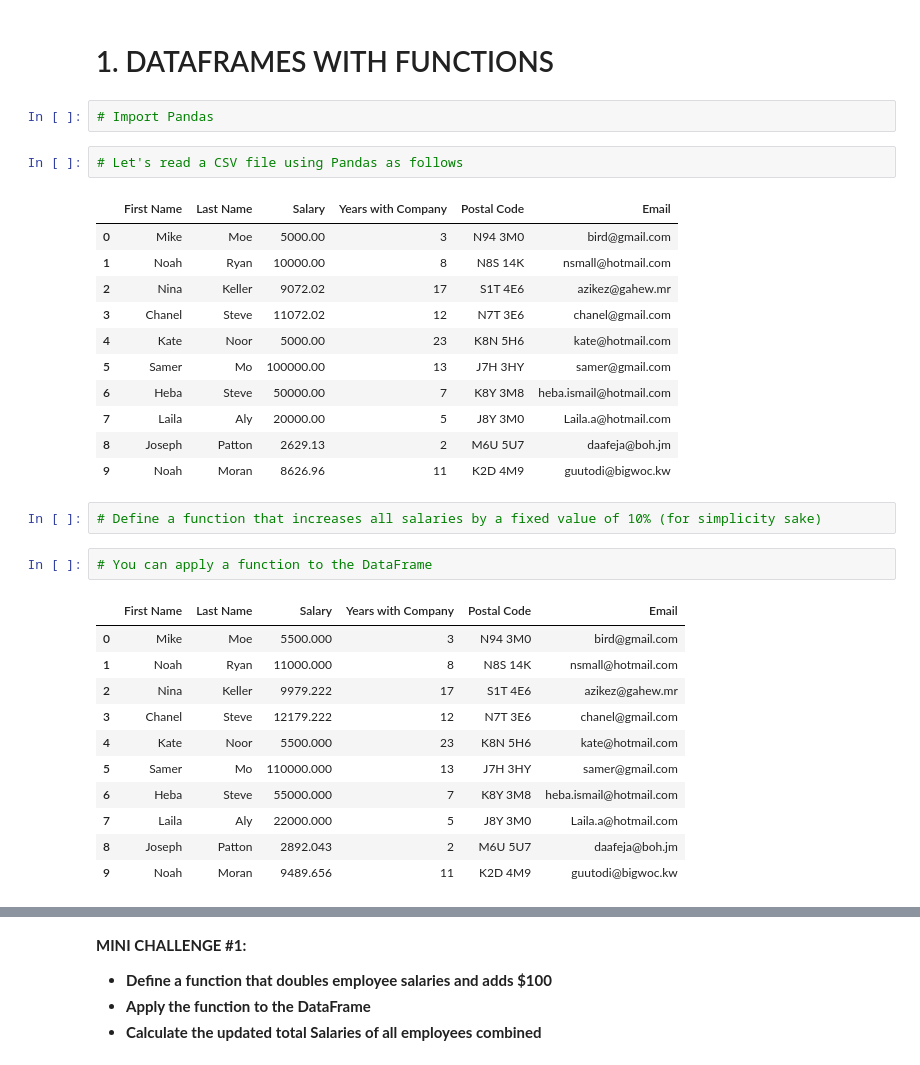
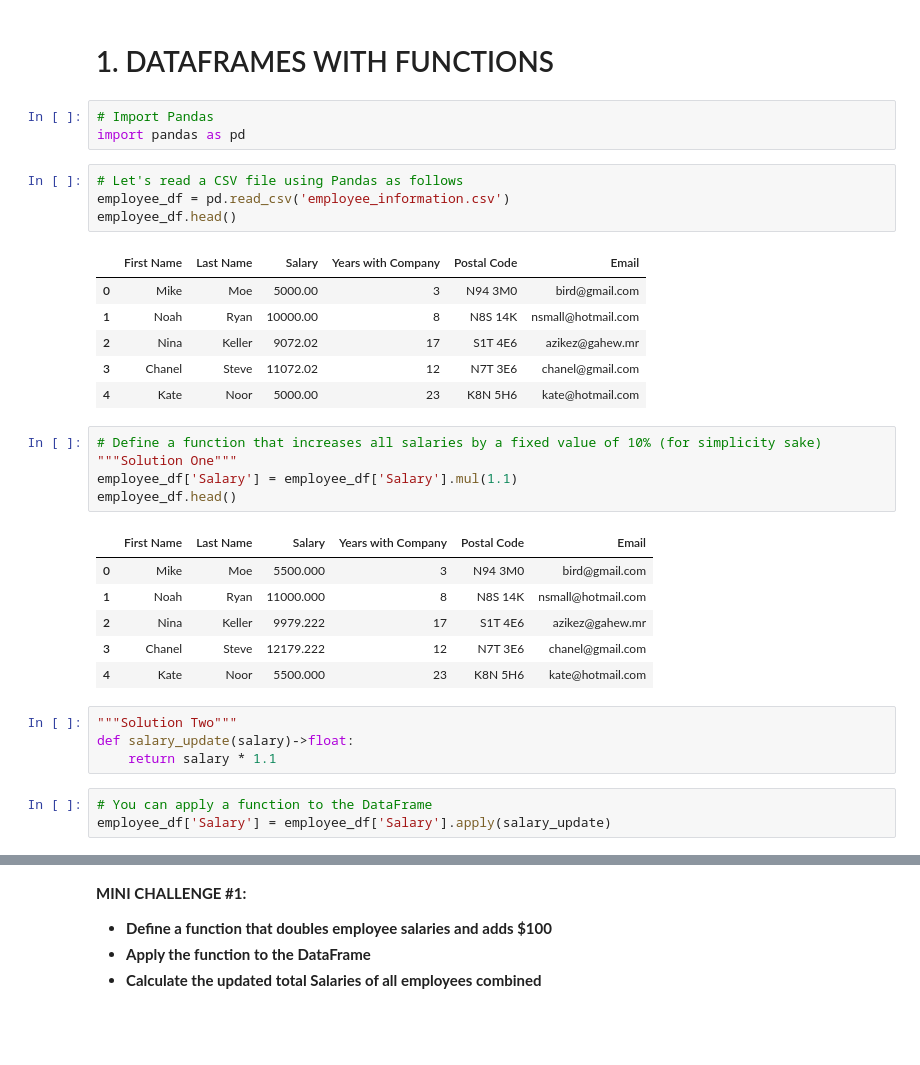
Before and after one commit to miguelestradam3/jupyter_pandas_third_training, a Jupyter notebook: Pandas for Data Analysis - Learning Path Part 3.ipynb, the cells around one changed output, grey strips where cells are left out. Saved outputs shown, nothing was run; the diff lists cells and outputs as text; blank space fills up the shorter version.

```diff
--- a/Pandas for Data Analysis - Learning Path Part 3.ipynb
+++ b/Pandas for Data Analysis - Learning Path Part 3.ipynb
@@ -2,33 +2,34 @@
 # 1. DATAFRAMES WITH FUNCTIONS
 # %%
 # Import Pandas
+import pandas as pd
 # %%
 # Let's read a CSV file using Pandas as follows
+employee_df = pd.read_csv('employee_information.csv')
+employee_df.head()
 # %% [output]
 |  | First Name | Last Name | Salary | Years with Company | Postal Code | Email |
 | 0 | Mike | Moe | 5000.00 | 3 | N94 3M0 | bird@gmail.com |
 | 1 | Noah | Ryan | 10000.00 | 8 | N8S 14K | nsmall@hotmail.com |
 | 2 | Nina | Keller | 9072.02 | 17 | S1T 4E6 | azikez@gahew.mr |
 | 3 | Chanel | Steve | 11072.02 | 12 | N7T 3E6 | chanel@gmail.com |
 | 4 | Kate | Noor | 5000.00 | 23 | K8N 5H6 | kate@hotmail.com |
-| 5 | Samer | Mo | 100000.00 | 13 | J7H 3HY | samer@gmail.com |
-| 6 | Heba | Steve | 50000.00 | 7 | K8Y 3M8 | heba.ismail@hotmail.com |
-| 7 | Laila | Aly | 20000.00 | 5 | J8Y 3M0 | Laila.a@hotmail.com |
-| 8 | Joseph | Patton | 2629.13 | 2 | M6U 5U7 | daafeja@boh.jm |
-| 9 | Noah | Moran | 8626.96 | 11 | K2D 4M9 | guutodi@bigwoc.kw |
 # %%
 # Define a function that increases all salaries by a fixed value of 10% (for simplicity sake)
+"""Solution One"""
+employee_df['Salary'] = employee_df['Salary'].mul(1.1)
+employee_df.head()
+# %% [output]
+|  | First Name | Last Name | Salary | Years with Company | Postal Code | Email |
+| 0 | Mike | Moe | 5500.000 | 3 | N94 3M0 | bird@gmail.com |
+| 1 | Noah | Ryan | 11000.000 | 8 | N8S 14K | nsmall@hotmail.com |
+| 2 | Nina | Keller | 9979.222 | 17 | S1T 4E6 | azikez@gahew.mr |
+| 3 | Chanel | Steve | 12179.222 | 12 | N7T 3E6 | chanel@gmail.com |
+| 4 | Kate | Noor | 5500.000 | 23 | K8N 5H6 | kate@hotmail.com |
+# %%
+"""Solution Two"""
+def salary_update(salary)->float:
+    return salary * 1.1
 # %%
 # You can apply a function to the DataFrame
+employee_df['Salary'] = employee_df['Salary'].apply(salary_update)
-# %% [output]
-|  | First Name | Last Name | Salary | Years with Company | Postal Code | Email |
-| 0 | Mike | Moe | 5500.000 | 3 | N94 3M0 | bird@gmail.com |
-| 1 | Noah | Ryan | 11000.000 | 8 | N8S 14K | nsmall@hotmail.com |
-| 2 | Nina | Keller | 9979.222 | 17 | S1T 4E6 | azikez@gahew.mr |
-| 3 | Chanel | Steve | 12179.222 | 12 | N7T 3E6 | chanel@gmail.com |
-| 4 | Kate | Noor | 5500.000 | 23 | K8N 5H6 | kate@hotmail.com |
-| 5 | Samer | Mo | 110000.000 | 13 | J7H 3HY | samer@gmail.com |
-| 6 | Heba | Steve | 55000.000 | 7 | K8Y 3M8 | heba.ismail@hotmail.com |
-| 7 | Laila | Aly | 22000.000 | 5 | J8Y 3M0 | Laila.a@hotmail.com |
-| 8 | Joseph | Patton | 2892.043 | 2 | M6U 5U7 | daafeja@boh.jm |
-| 9 | Noah | Moran | 9489.656 | 11 | K2D 4M9 | guutodi@bigwoc.kw |
```
Also changed, not shown: parts of 30 cells of this notebook.
